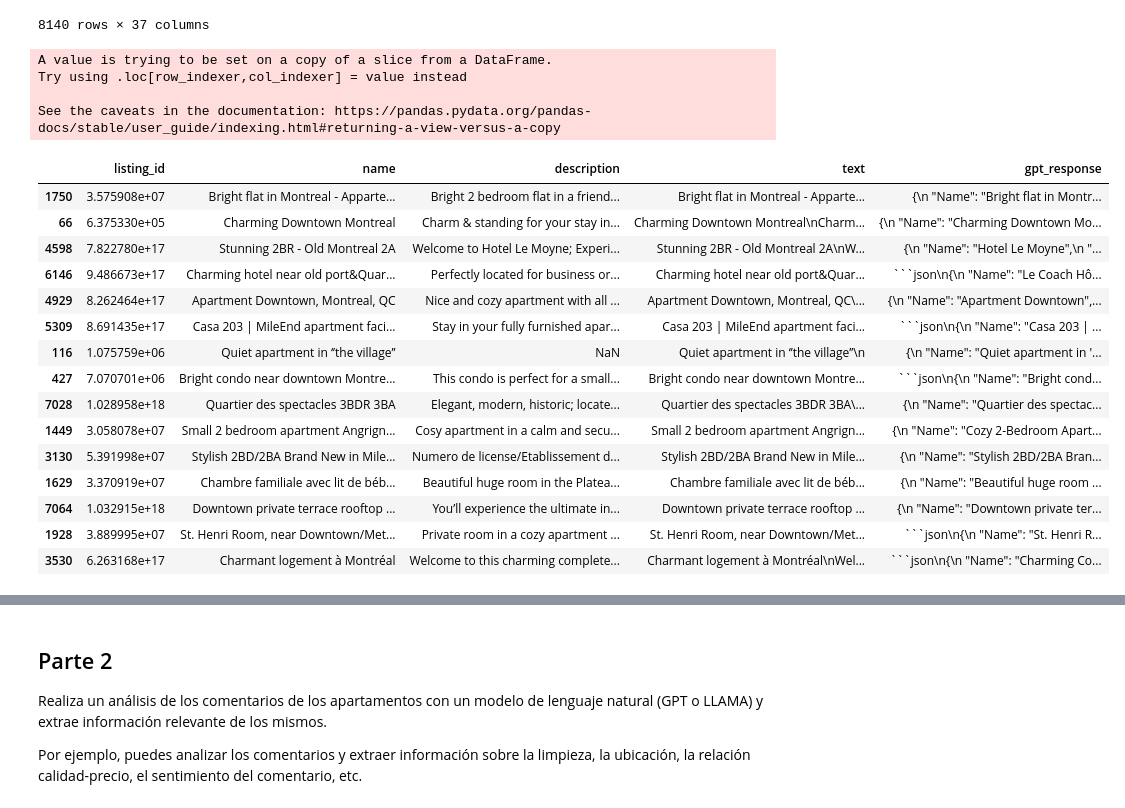
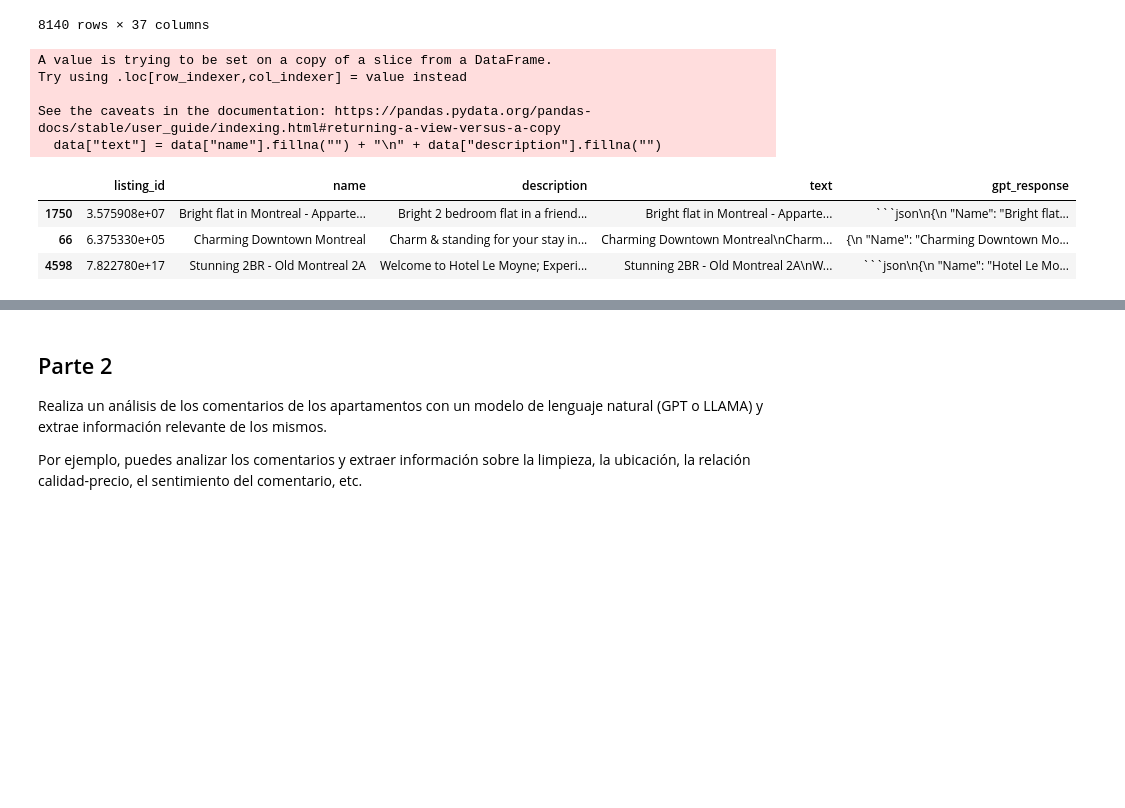
Before and after one commit to Vasallo94/PromptEngineering, a Jupyter notebook: Ejercicio 1/Ejercicio.ipynb, the cells around one changed output, grey strips where cells are left out. Cells and saved outputs as stored; diff of their text form; code cells hidden in the pictures; blank space fills up the shorter version.

````diff
--- a/Ejercicio 1/Ejercicio.ipynb
+++ b/Ejercicio 1/Ejercicio.ipynb
@@ -37,7 +37,7 @@ data
 # %%
 data = data[["listing_id", "name", "description"]]
 data["text"] = data["name"].fillna("") + "\n" + data["description"].fillna("")
-data = data.sample(15, random_state=10)
+data = data.sample(3, random_state=10)
 
 llama_responses = {}
 
@@ -59,48 +59,37 @@ Donde:
 - MainCharacteristic: Característica principal del alojamiento.
 - Type: Tipo de alojamiento.
 Analiza el siguiente texto y clasifícalo en el json correspondiente:
 ```
 {{text}}
 ```
 """
 for index, row in data.iterrows():
     text = str(row["text"])
     listing_id = row["listing_id"]
 
     prompt = prompt_template.replace("{{text}}", text)
     # Cambiar a preguntar_gpt para utilizar OpenAI
     llama_response = preguntar_gpt(
         "Eres un asistente de IA cuyo trabajo es responder a lo que te está pidiendo el usuario de la forma más fiel al prompt sin preámbulos explicativos ni resúmenes finales.",
         prompt,
     )
     if llama_response is not None:
         llama_responses[listing_id] = llama_response
     else:
         print(f"No se pudo obtener una respuesta para el listing_id: {listing_id}")
 
 data["gpt_response"] = data["listing_id"].map(llama_responses)
 data
 # %% [output]
 A value is trying to be set on a copy of a slice from a DataFrame.
 Try using .loc[row_indexer,col_indexer] = value instead
 
 See the caveats in the documentation: https://pandas.pydata.org/pandas-docs/stable/user_guide/indexing.html#returning-a-view-versus-a-copy
+  data["text"] = data["name"].fillna("") + "\n" + data["description"].fillna("")
 |  | listing_id | name | description | text | gpt_response |
-| 1750 | 3.575908e+07 | Bright flat in Montreal - Apparte... | Bright 2 bedroom flat in a friend... | Bright flat in Montreal - Apparte... | {\n "Name": "Bright flat in Montr... |
+| 1750 | 3.575908e+07 | Bright flat in Montreal - Apparte... | Bright 2 bedroom flat in a friend... | Bright flat in Montreal - Apparte... | ```json\n{\n "Name": "Bright flat... |
 | 66 | 6.375330e+05 | Charming Downtown Montreal | Charm & standing for your stay in... | Charming Downtown Montreal\nCharm... | {\n "Name": "Charming Downtown Mo... |
-| 4598 | 7.822780e+17 | Stunning 2BR - Old Montreal 2A | Welcome to Hotel Le Moyne; Experi... | Stunning 2BR - Old Montreal 2A\nW... | {\n "Name": "Hotel Le Moyne",\n "... |
-| 6146 | 9.486673e+17 | Charming hotel near old port&Quar... | Perfectly located for business or... | Charming hotel near old port&Quar... | ```json\n{\n "Name": "Le Coach Hô... |
-| 4929 | 8.262464e+17 | Apartment Downtown, Montreal, QC | Nice and cozy apartment with all ... | Apartment Downtown, Montreal, QC\... | {\n "Name": "Apartment Downtown",... |
-| 5309 | 8.691435e+17 | Casa 203 | MileEnd apartment faci... | Stay in your fully furnished apar... | Casa 203 | MileEnd apartment faci... | ```json\n{\n "Name": "Casa 203 | ... |
-| 116 | 1.075759e+06 | Quiet apartment in ‘’the village’’ | NaN | Quiet apartment in ‘’the village’’\n | {\n "Name": "Quiet apartment in '... |
-| 427 | 7.070701e+06 | Bright condo near downtown Montre... | This condo is perfect for a small... | Bright condo near downtown Montre... | ```json\n{\n "Name": "Bright cond... |
-| 7028 | 1.028958e+18 | Quartier des spectacles 3BDR 3BA | Elegant, modern, historic; locate... | Quartier des spectacles 3BDR 3BA\... | {\n "Name": "Quartier des spectac... |
-| 1449 | 3.058078e+07 | Small 2 bedroom apartment Angrign... | Cosy apartment in a calm and secu... | Small 2 bedroom apartment Angrign... | {\n "Name": "Cozy 2-Bedroom Apart... |
-| 3130 | 5.391998e+07 | Stylish 2BD/2BA Brand New in Mile... | Numero de license/Etablissement d... | Stylish 2BD/2BA Brand New in Mile... | {\n "Name": "Stylish 2BD/2BA Bran... |
-| 1629 | 3.370919e+07 | Chambre familiale avec lit de béb... | Beautiful huge room in the Platea... | Chambre familiale avec lit de béb... | {\n "Name": "Beautiful huge room ... |
-| 7064 | 1.032915e+18 | Downtown private terrace rooftop ... | You’ll experience the ultimate in... | Downtown private terrace rooftop ... | {\n "Name": "Downtown private ter... |
-| 1928 | 3.889995e+07 | St. Henri Room, near Downtown/Met... | Private room in a cozy apartment ... | St. Henri Room, near Downtown/Met... | ```json\n{\n "Name": "St. Henri R... |
-| 3530 | 6.263168e+17 | Charmant logement à Montréal | Welcome to this charming complete... | Charmant logement à Montréal\nWel... | ```json\n{\n "Name": "Charming Co... |
+| 4598 | 7.822780e+17 | Stunning 2BR - Old Montreal 2A | Welcome to Hotel Le Moyne; Experi... | Stunning 2BR - Old Montreal 2A\nW... | ```json\n{\n "Name": "Hotel Le Mo... |
 # %%
 data.to_csv('Airbnb_gpt_15responses.csv', index=False)
 # %%
````
Also changed, not shown: parts of 2 cells of this notebook, 4 other files.
